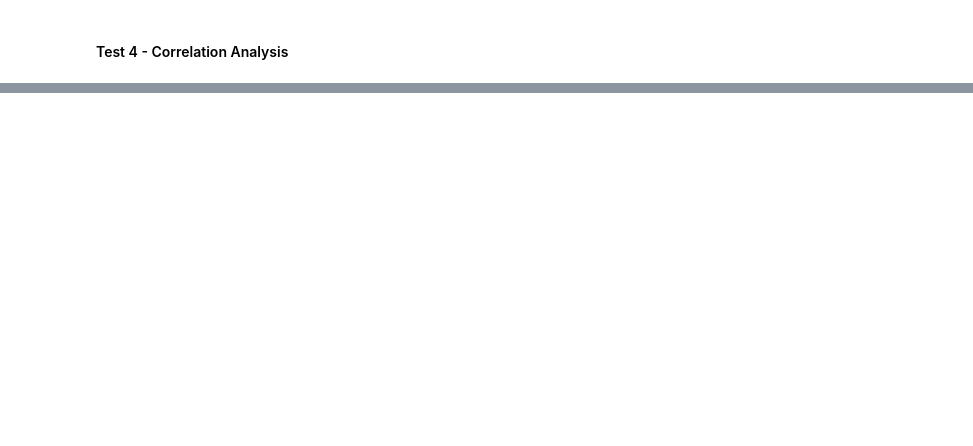
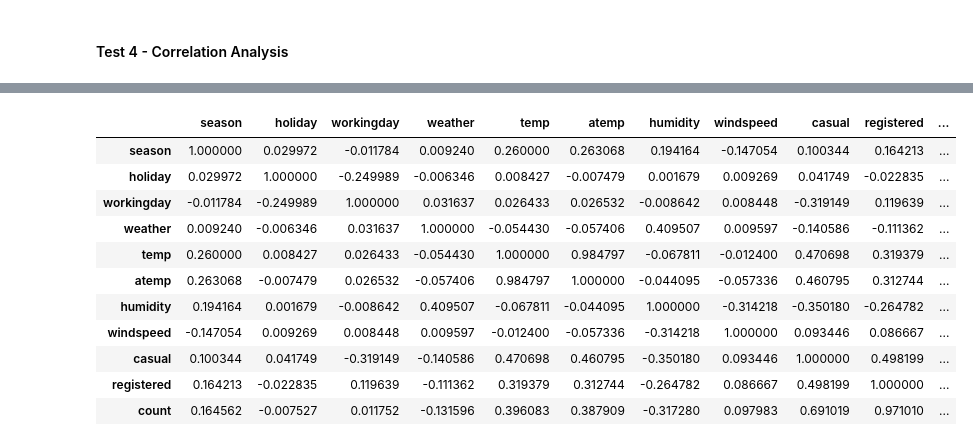
Before and after one commit to pigpig1524/lotus-ida, a Jupyter notebook: core/research/explore_dataset.ipynb, the cells around one changed output, grey strips where cells are left out. Cells and saved outputs as stored; diff of their text form; code cells hidden in the pictures; blank space fills up the shorter version.

```diff
--- a/core/research/explore_dataset.ipynb
+++ b/core/research/explore_dataset.ipynb
@@ -225,2 +225,5 @@ plt.show()
 # %% [markdown]
 #### Test 4 - Correlation Analysis
+# %%
+train_df_num = train_df.drop('datetime', axis=1)
+train_df_num.corr(method='spearman')
@@ -226,0 +243,15 @@ plt.show()
+# %%
+train_df_num.corr(method='pearson')
+# %% [output]
+|  | season | holiday | workingday | weather | temp | atemp | humidity | windspeed | casual | registered | ... |
+| season | 1.000000 | 0.029972 | -0.011784 | 0.009240 | 0.260000 | 0.263068 | 0.194164 | -0.147054 | 0.100344 | 0.164213 | ... |
+| holiday | 0.029972 | 1.000000 | -0.249989 | -0.006346 | 0.008427 | -0.007479 | 0.001679 | 0.009269 | 0.041749 | -0.022835 | ... |
+| workingday | -0.011784 | -0.249989 | 1.000000 | 0.031637 | 0.026433 | 0.026532 | -0.008642 | 0.008448 | -0.319149 | 0.119639 | ... |
+| weather | 0.009240 | -0.006346 | 0.031637 | 1.000000 | -0.054430 | -0.057406 | 0.409507 | 0.009597 | -0.140586 | -0.111362 | ... |
+| temp | 0.260000 | 0.008427 | 0.026433 | -0.054430 | 1.000000 | 0.984797 | -0.067811 | -0.012400 | 0.470698 | 0.319379 | ... |
+| atemp | 0.263068 | -0.007479 | 0.026532 | -0.057406 | 0.984797 | 1.000000 | -0.044095 | -0.057336 | 0.460795 | 0.312744 | ... |
+| humidity | 0.194164 | 0.001679 | -0.008642 | 0.409507 | -0.067811 | -0.044095 | 1.000000 | -0.314218 | -0.350180 | -0.264782 | ... |
+| windspeed | -0.147054 | 0.009269 | 0.008448 | 0.009597 | -0.012400 | -0.057336 | -0.314218 | 1.000000 | 0.093446 | 0.086667 | ... |
+| casual | 0.100344 | 0.041749 | -0.319149 | -0.140586 | 0.470698 | 0.460795 | -0.350180 | 0.093446 | 1.000000 | 0.498199 | ... |
+| registered | 0.164213 | -0.022835 | 0.119639 | -0.111362 | 0.319379 | 0.312744 | -0.264782 | 0.086667 | 0.498199 | 1.000000 | ... |
+| count | 0.164562 | -0.007527 | 0.011752 | -0.131596 | 0.396083 | 0.387909 | -0.317280 | 0.097983 | 0.691019 | 0.971010 | ... |
```
Also changed, not shown: parts of 9 cells of this notebook, 20 other files.
